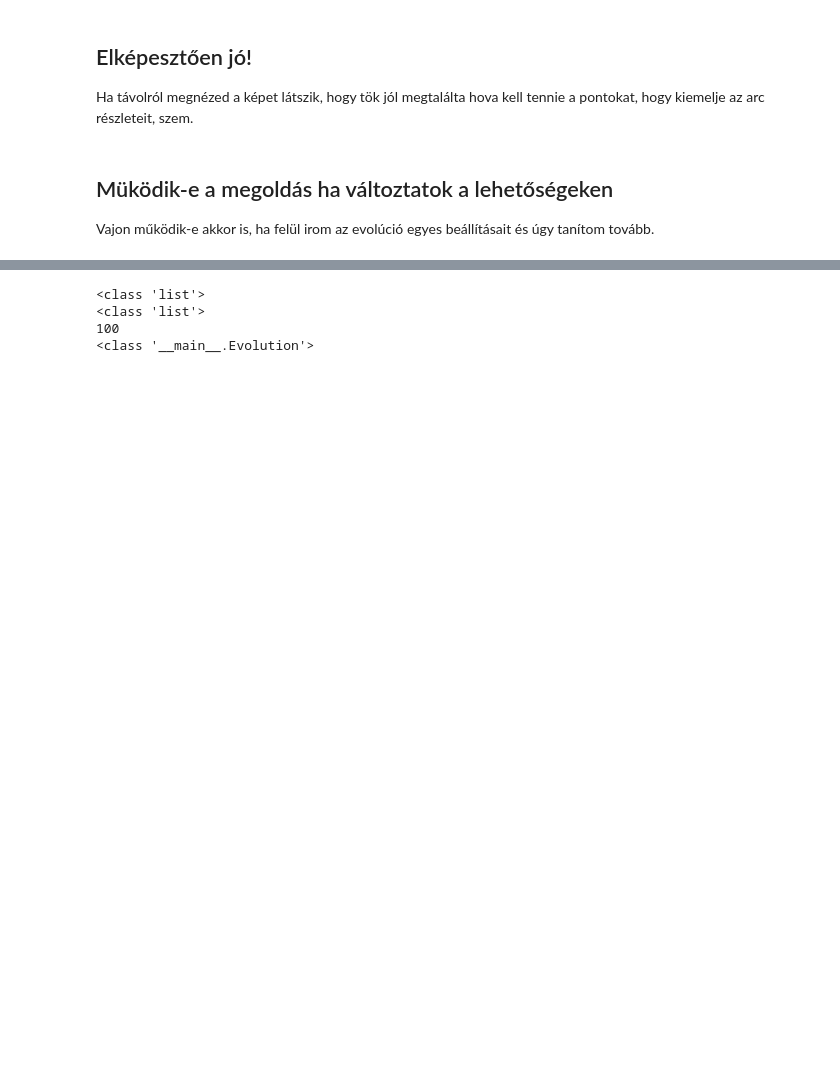
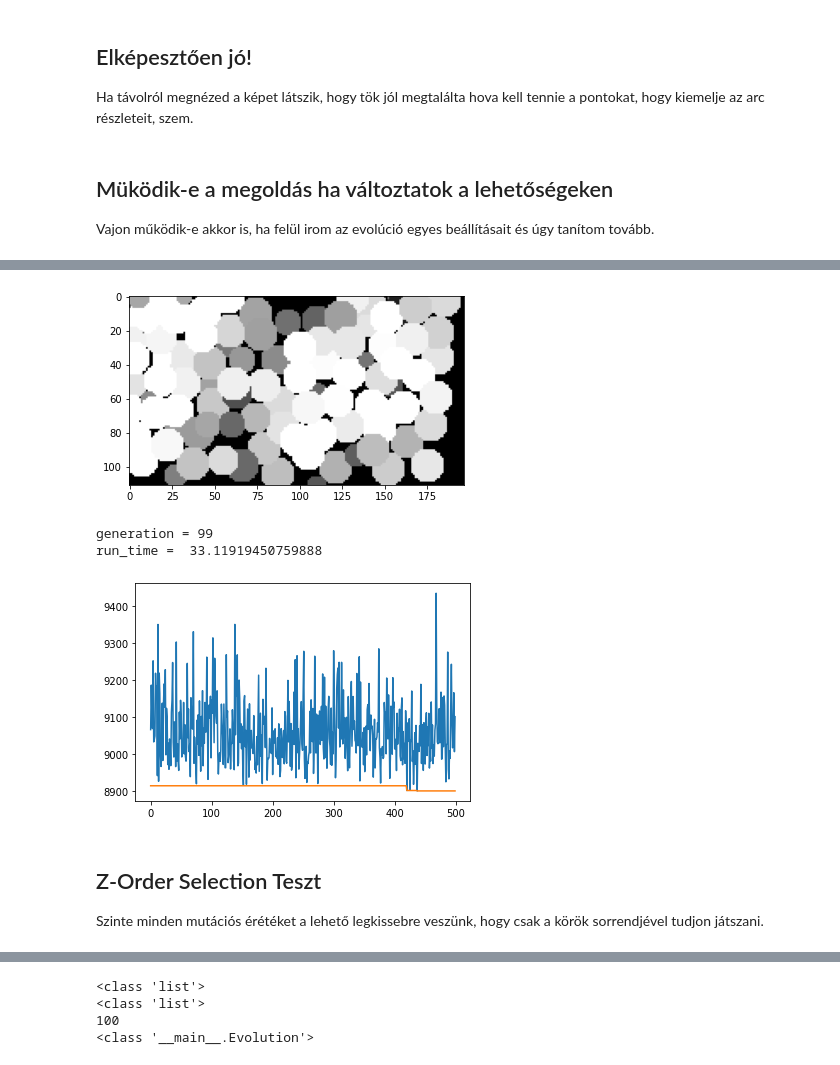
Before and after one commit to JoDeMiro/LuaLisa, a Jupyter notebook: Lua_Lisa_08_Generation.ipynb, the cells around one changed output, grey strips where cells are left out. Saved outputs shown, nothing was run; the diff lists cells and outputs as text; code cells hidden in the pictures; blank space fills up the shorter version.

```diff
--- a/Lua_Lisa_08_Generation.ipynb
+++ b/Lua_Lisa_08_Generation.ipynb
@@ -601,0 +667,19 @@ run_time =  12.358637809753418
+# %%
+# ------- Run evolution ----------------
+
+# ------> Kapcsoljuk be a Z-order swapot
+
+# evolution.run_evolution(immediately_update = False, generation = 200, population = 5, selection_rate = 0.1, show_time = 20)
+
+evolution.run_evolution(immediately_update = False, generation = 100, population = 5, selection_rate = 0.1, z_order_selection_rate = 1.0, show_time = 1)
+
+evolution.show_history()
+# %% [output]
+[figure, added]
+generation = 99
+run_time =  33.11919450759888
+[figure, added]
+# %% [markdown]
+## Z-Order Selection Teszt
+
+Szinte minden mutációs érétéket a lehető legkissebre veszünk, hogy csak a körök sorrendjével tudjon játszani.
```
Also changed, not shown: parts of 37 cells of this notebook.
